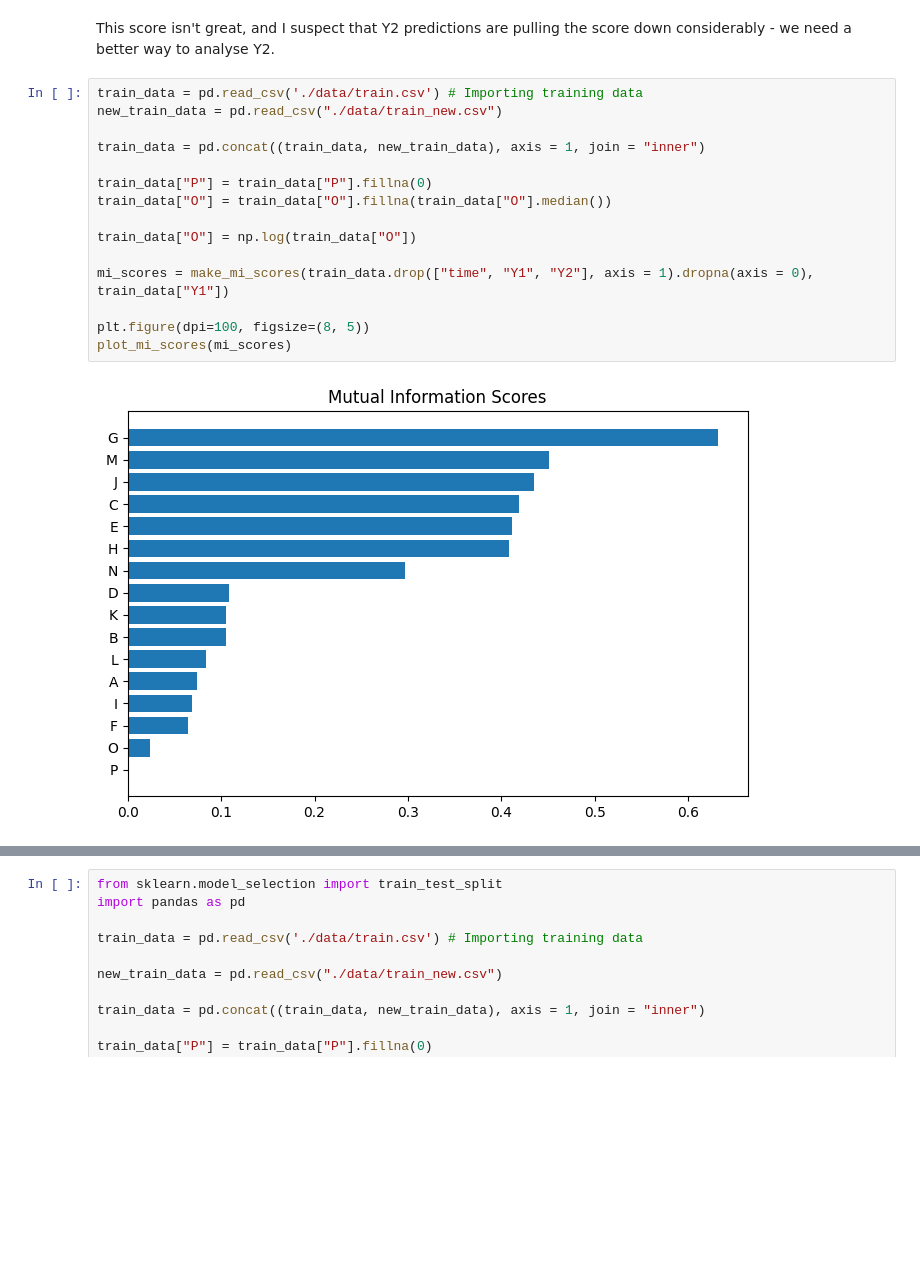
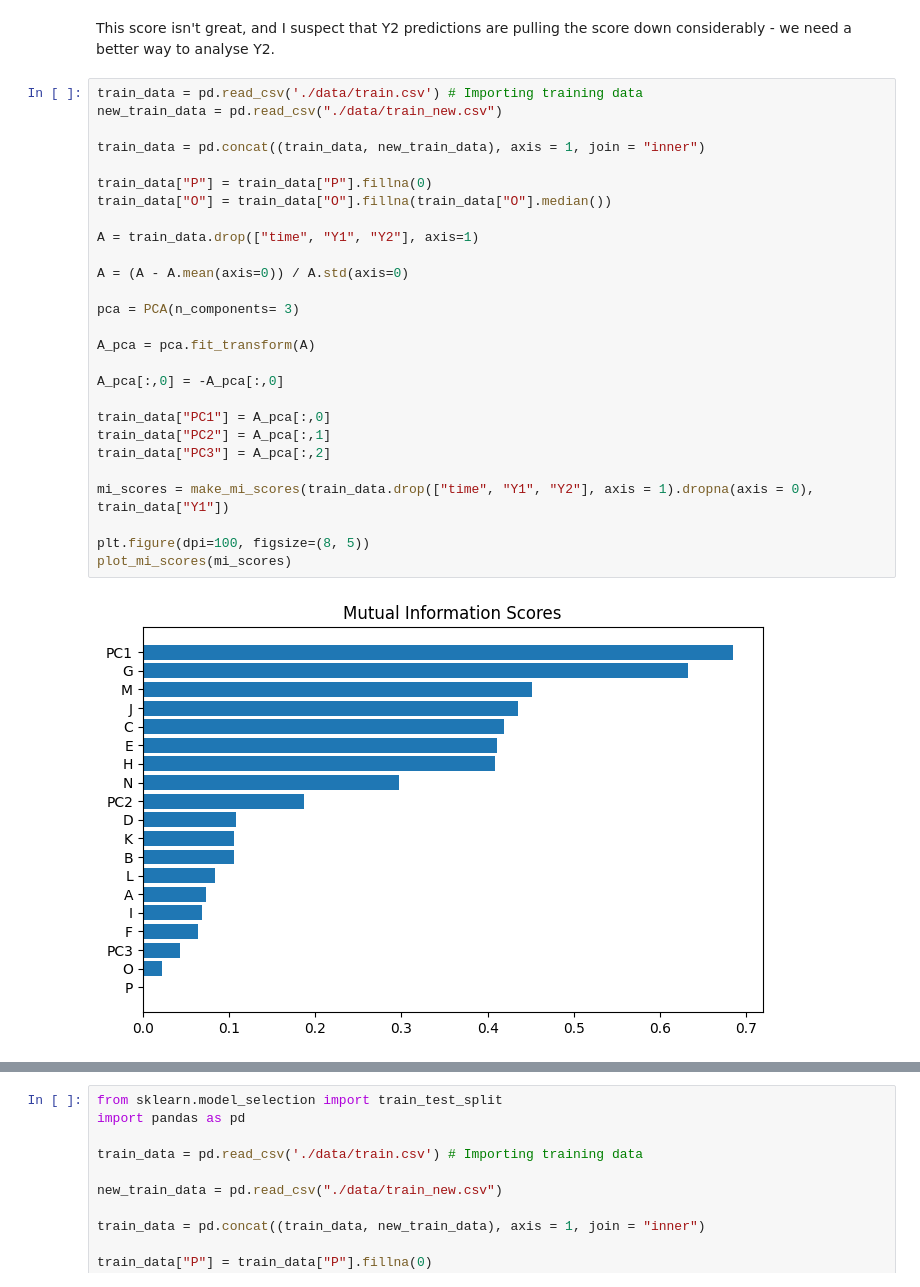
Before and after one commit to amsih/Illiquidiots, a Jupyter notebook: research/research.ipynb, the cells around one changed output, grey strips where cells are left out. Drawn from its saved outputs; the diff is of its cells as text; blank space fills up the shorter version.

```diff
--- a/research/research.ipynb
+++ b/research/research.ipynb
@@ -313,20 +313,32 @@ This score isn't great, and I suspect that Y2 predictions are pulling the score
 # %%
 train_data = pd.read_csv('./data/train.csv') # Importing training data
 new_train_data = pd.read_csv("./data/train_new.csv")
 
 train_data = pd.concat((train_data, new_train_data), axis = 1, join = "inner")
 
 train_data["P"] = train_data["P"].fillna(0)
 train_data["O"] = train_data["O"].fillna(train_data["O"].median())
 
-train_data["O"] = np.log(train_data["O"])
+A = train_data.drop(["time", "Y1", "Y2"], axis=1)
+
+A = (A - A.mean(axis=0)) / A.std(axis=0)
+
+pca = PCA(n_components= 3)
+
+A_pca = pca.fit_transform(A)
+
+A_pca[:,0] = -A_pca[:,0]
+
+train_data["PC1"] = A_pca[:,0]
+train_data["PC2"] = A_pca[:,1]
+train_data["PC3"] = A_pca[:,2]
 
 mi_scores = make_mi_scores(train_data.drop(["time", "Y1", "Y2"], axis = 1).dropna(axis = 0), train_data["Y1"])
 
 plt.figure(dpi=100, figsize=(8, 5))
 plot_mi_scores(mi_scores)
 # %% [output]
-[figure, old version]
+[figure, new version]
 # %%
 mi_scores = make_mi_scores(train_data.drop(["time", "Y1", "Y2"], axis = 1).dropna(axis = 0), train_data["Y2"])
 
```
Also changed, not shown: parts of 2 cells of this notebook, 1 other file.
